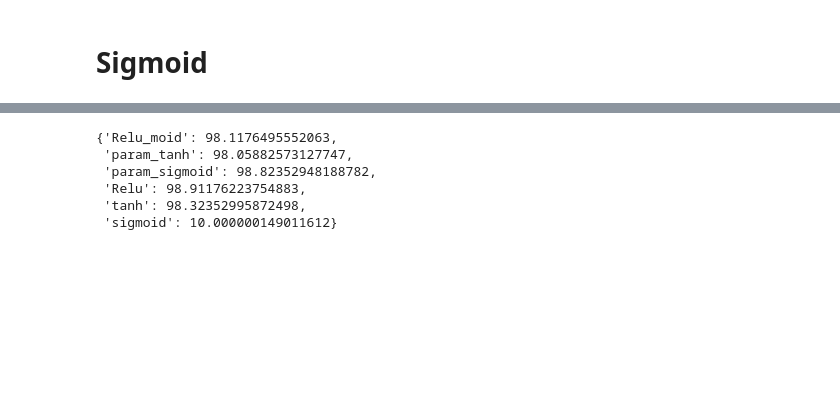
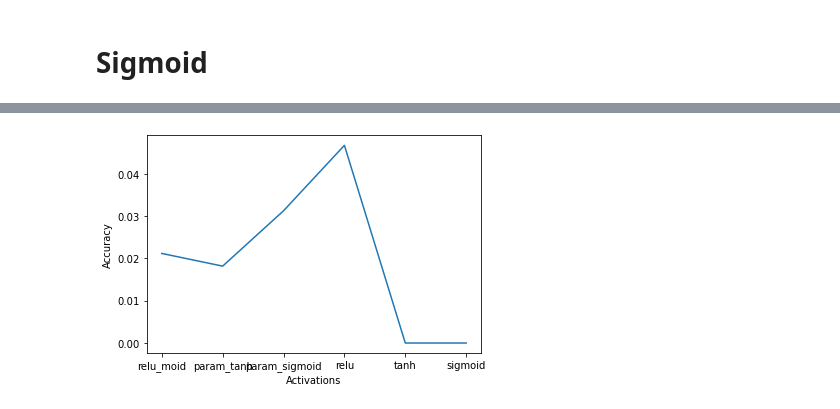
Before and after one commit to pjadhav3/ml-labs, a Jupyter notebook: project_base.ipynb, the cells around one changed output, grey strips where cells are left out. Drawn from its saved outputs; the diff is of its cells as text; code cells hidden in the pictures; blank space fills up the shorter version.

```diff
--- a/project_base.ipynb
+++ b/project_base.ipynb
@@ -370,7 +381,7 @@ model.add(Dense(10, activation='softmax'))
 # %%
 model.compile(loss=keras.losses.categorical_crossentropy,
               optimizer='Adam',
-              metrics=['accuracy'])
+              metrics=['Accuracy','Precision','Recall','AUC'])
 model.fit(x_train, y_train,
           batch_size=batch_size,
           epochs=epochs,
@@ -379,6 +390,10 @@ model.fit(x_train, y_train,
 score = model.evaluate(x_test, y_test, verbose=0)
 print('Test loss:', score[0])
 print('Test accuracy:', score[1])
-scores['Relu']=score[1]*100
+scores['relu']=[]
+scores['relu'].append(score[1])
+scores['relu'].append(score[2])
+scores['relu'].append(score[3])
+scores['relu'].append(score[4])
 # %% [output]
 Epoch 1/12
@@ -413,7 +428,7 @@ model.add(Dense(10, activation='softmax'))
 # %%
 model.compile(loss=keras.losses.categorical_crossentropy,
               optimizer='Adam',
-              metrics=['accuracy'])
+              metrics=['Accuracy','Precision','Recall','AUC'])
 model.fit(x_train, y_train,
           batch_size=batch_size,
           epochs=epochs,
@@ -422,6 +437,10 @@ model.fit(x_train, y_train,
 score = model.evaluate(x_test, y_test, verbose=0)
 print('Test loss:', score[0])
 print('Test accuracy:', score[1])
-scores['tanh']=score[1]*100
+scores['tanh']=[]
+scores['tanh'].append(score[1])
+scores['tanh'].append(score[2])
+scores['tanh'].append(score[3])
+scores['tanh'].append(score[4])
 # %% [output]
 Epoch 1/12
@@ -456,7 +475,7 @@ model.add(Dense(10, activation='softmax'))
 # %%
 model.compile(loss=keras.losses.categorical_crossentropy,
               optimizer='Adam',
-              metrics=['accuracy'])
+              metrics=['Accuracy','Precision','Recall','AUC'])
 model.fit(x_train, y_train,
           batch_size=batch_size,
           epochs=epochs,
@@ -465,6 +484,10 @@ model.fit(x_train, y_train,
 score = model.evaluate(x_test, y_test, verbose=0)
 print('Test loss:', score[0])
 print('Test accuracy:', score[1])
-scores['sigmoid']=score[1]*100
+scores['sigmoid']=[]
+scores['sigmoid'].append(score[1])
+scores['sigmoid'].append(score[2])
+scores['sigmoid'].append(score[3])
+scores['sigmoid'].append(score[4])
 # %% [output]
 Epoch 1/12
@@ -487,9 +510,11 @@ Test accuracy: 0.10000000149011612
-# %%
-scores
-# %% [output]
-{'Relu_moid': 98.1176495552063,
- 'param_tanh': 98.05882573127747,
- 'param_sigmoid': 98.82352948188782,
- 'Relu': 98.91176223754883,
- 'tanh': 98.32352995872498,
- 'sigmoid': 10.000000149011612}
+# %%
+
+activation=list(scores.keys())
+metrics=list(scores.values())
+# %%
+import seaborn as sns
+ax=sns.lineplot(x=activation,y=[item[0] for item in metrics])
+ax.set(xlabel='Activations', ylabel='Accuracy')
+plt.show()
+# %% [output]
+[figure, added]
```
Also changed, not shown: parts of 11 cells of this notebook.
